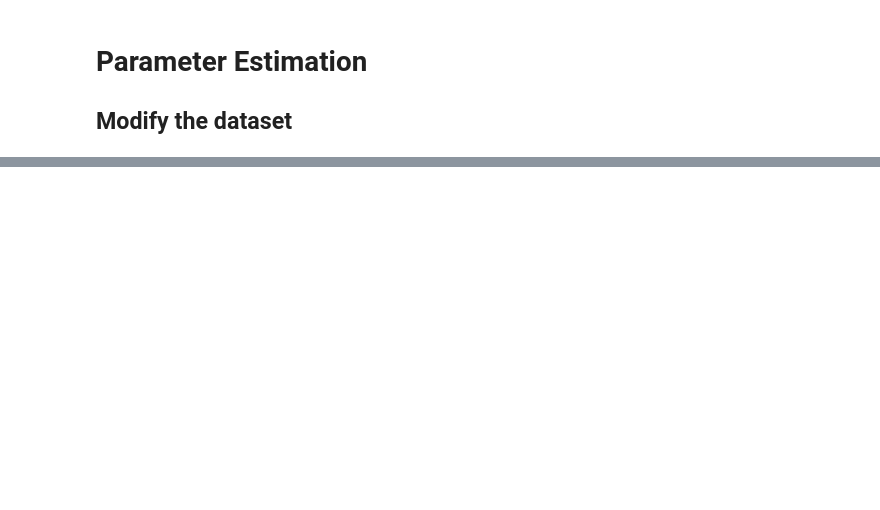
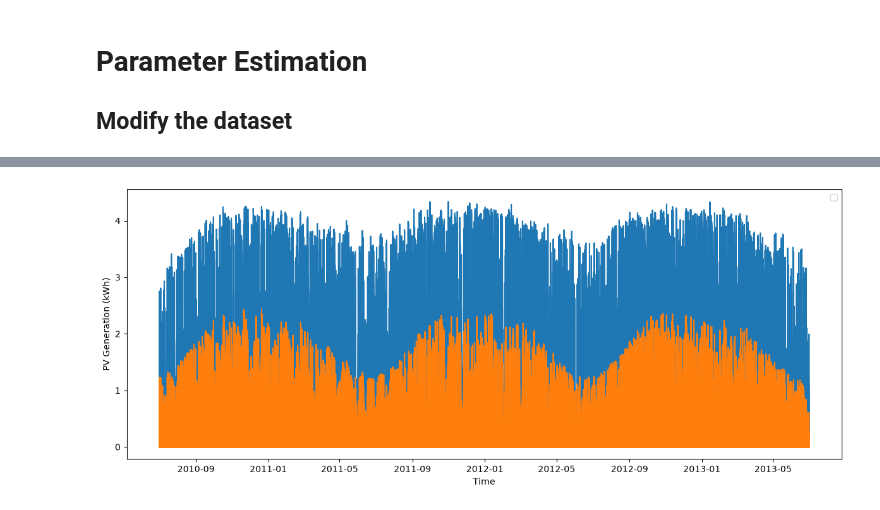
Before and after one commit to codettlaff/Energy-Disaggregation, a Jupyter notebook: combined_data.ipynb, the cells around one changed output, grey strips where cells are left out. Drawn from its saved outputs; the diff is of its cells as text; code cells hidden in the pictures; blank space fills up the shorter version.

```diff
--- a/combined_data.ipynb
+++ b/combined_data.ipynb
@@ -124,0 +288,15 @@ df.head()
+# %%
+# Panel incidence factor
+incidence_factor = np.maximum(0,np.cos(np.radians(train_df["sun_position"] - train_df["beta"])))
+
+# Predict PV generation
+train_df["PPV_pred"] = (
+    train_df["alpha"]
+    * train_df["shortwave_radiation"] / 1000
+    * incidence_factor
+    * (1 + train_df["gamma"] * (train_df["temperature_2m"] - 25))
+    * 0.5)
+
+# Compare predicted vs. true PV generation
+comparison = train_df[["Customer", "PPV", "PPV_pred"]]
+comparison.head()
@@ -124,0 +310,11 @@ df.head()
+# %%
+# Plot
+import matplotlib.pyplot as plt
+plt.rcParams["agg.path.chunksize"] = 10000
+
+customer = train_df["Customer"].iloc[0]
+plot_df = (
+    train_df[train_df["Customer"] == customer]
+    .sort_values("datetime"))
+
+plot_df.head()
@@ -124,0 +328,13 @@ df.head()
+# %%
+plt.figure(figsize=(12, 5))
+plt.plot(train_df["datetime"], train_df["PPV"])
+plt.plot(train_df["datetime"], train_df["PPV_pred"])
+# plt.plot(train_df["datetime"], train_df["PPV"], label="True PPV")
+# plt.plot(train_df["datetime"], train_df["PPV_pred"], label="Predicted PPV")
+plt.xlabel("Time")
+plt.ylabel("PV Generation (kWh)")
+plt.legend(loc="upper right")
+plt.tight_layout()
+plt.show()
+# %% [output]
+[figure, added]
```
Also changed, not shown: parts of 25 cells of this notebook.
